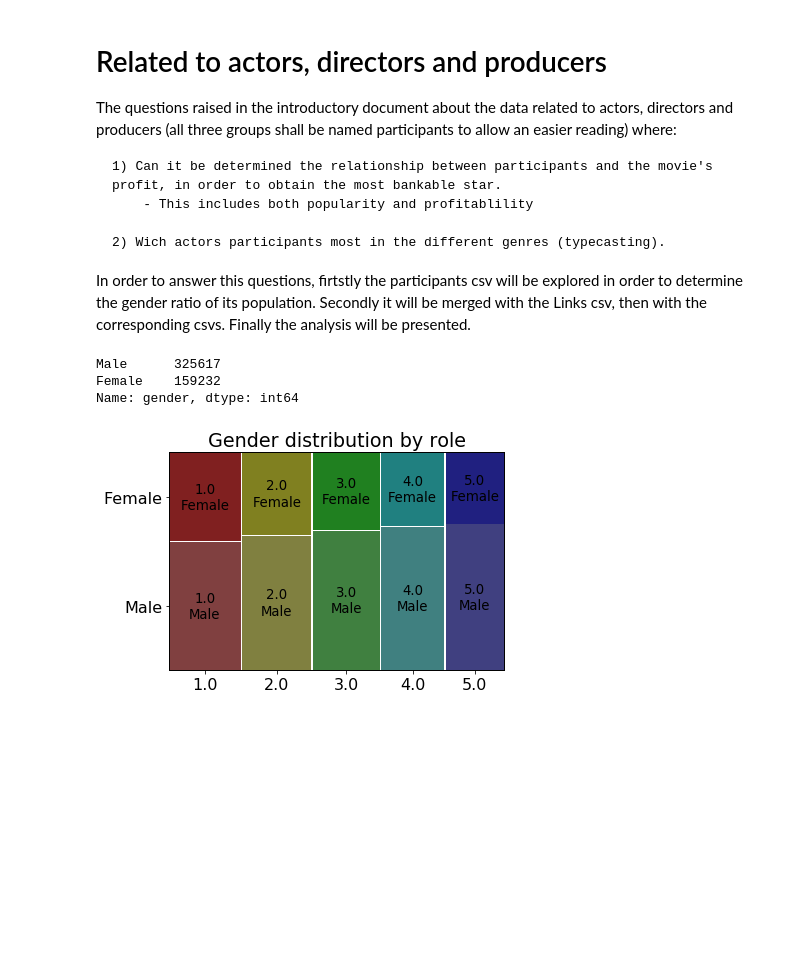
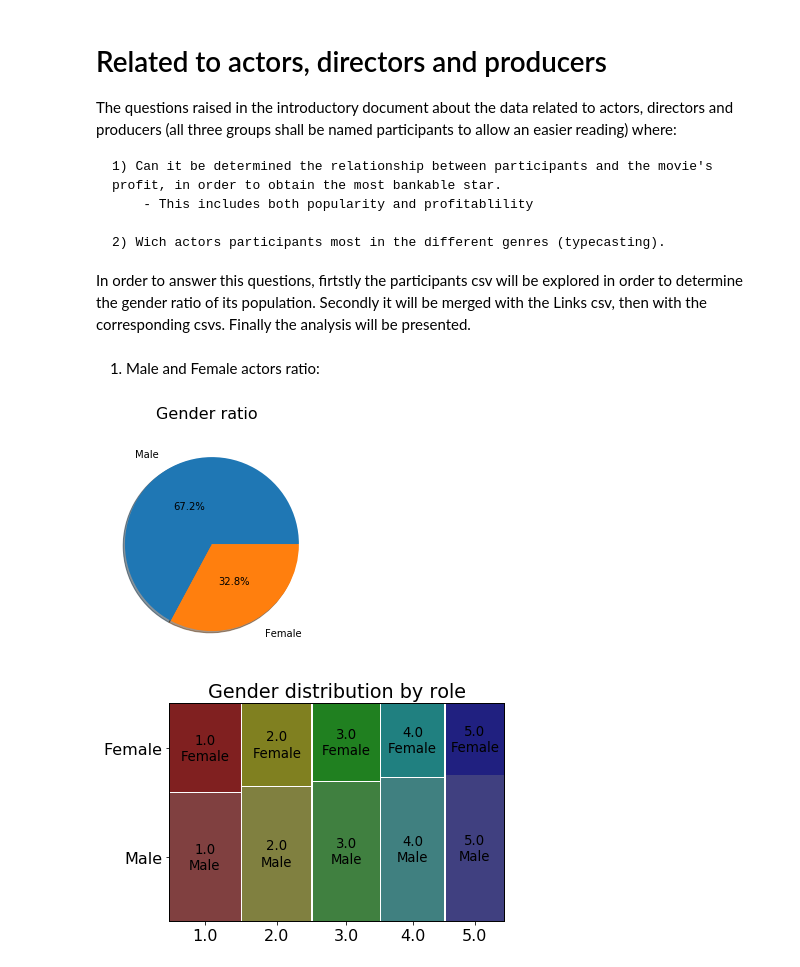
Before and after one commit to Dibmar/DAANMO_Project, a Jupyter notebook: Projects/DAANMO/cross-indexing.ipynb, the cells around one changed output. Drawn from its saved outputs; the diff is of its cells as text; code cells hidden in the pictures; blank space fills up the shorter version.

Commit message:
19/05/2020 DAANO Project *Cross-indexing notebook -Actors population explored, begining to relate with film genres, function under construction

```diff
--- a/Projects/DAANMO/cross-indexing.ipynb
+++ b/Projects/DAANMO/cross-indexing.ipynb
@@ -35,13 +44,21 @@ The questions raised in the introductory document about the data related to acto
     2) Wich actors participants most in the different genres (typecasting).
 
 In order to answer this questions, firtstly the participants csv will be explored in order to determine the gender ratio of its population. Secondly it will be merged with the Links csv, then with the corresponding csvs. Finally the analysis will be presented.
+# %% [markdown]
+1. Male and Female actors ratio:
 # %%
 gender_roles = pd.DataFrame(actors[['credits_order', 'gender']])
-gender_roles.gender.value_counts()
-# %% [output]
-Male      325617
-Female    159232
-Name: gender, dtype: int64
+# %%
+gender_count = gender_roles.gender.value_counts()
+labels = 'Male', 'Female'
+explode = 0, 0
+
+plt.pie(gender_count,  autopct='%1.1f%%', startangle=0, explode= explode, labels= labels, shadow= True, pctdistance = 0.5, labeldistance = 1.2)
+plt.suptitle('Gender ratio', fontsize=16)
+
+plt.show()
+# %% [output]
+[figure, added]
 # %%
 plt.rcParams['font.size'] = 16.0
 mosaic(gender_roles.loc[gender_roles.credits_order <= 5], ['credits_order', 'gender'],title='Gender distribution by role');
```
Also changed, not shown: parts of 12 cells of this notebook, 1 other file.
